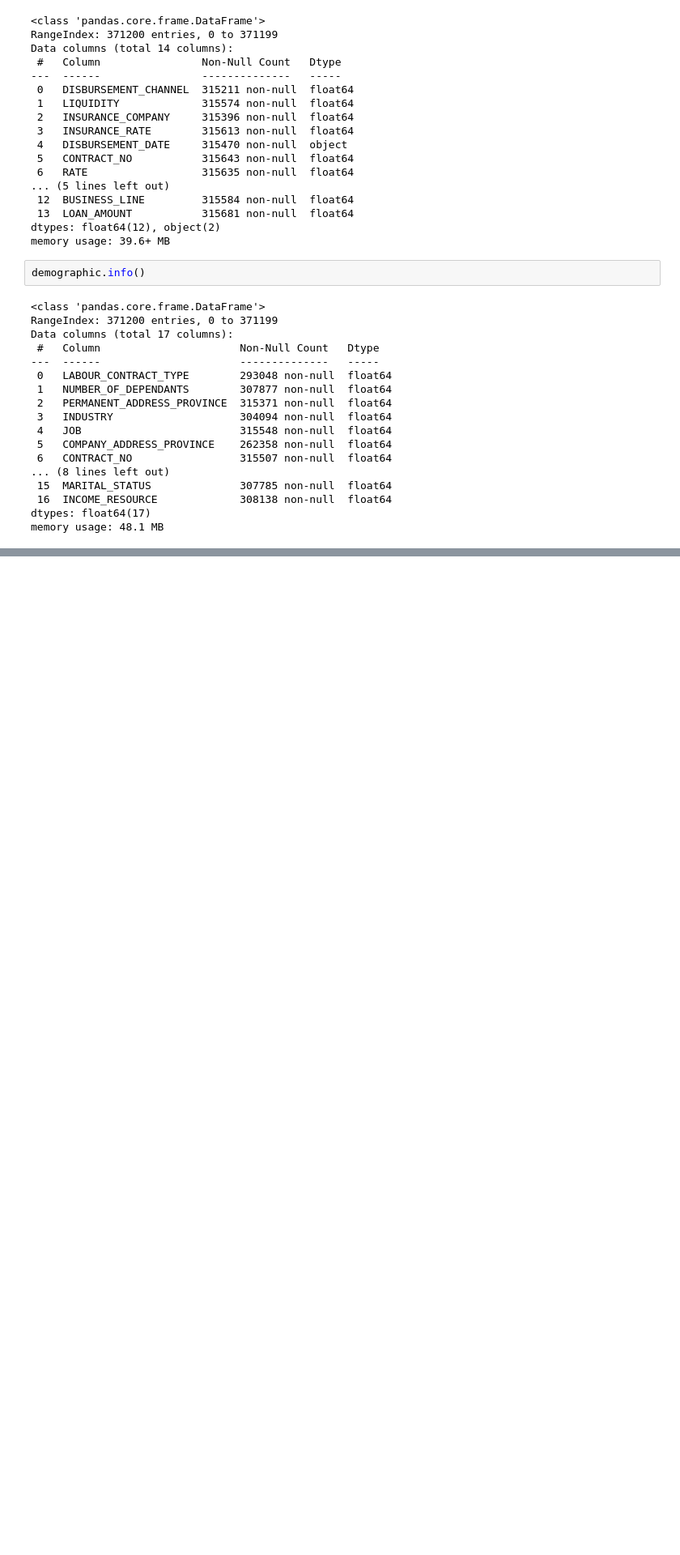
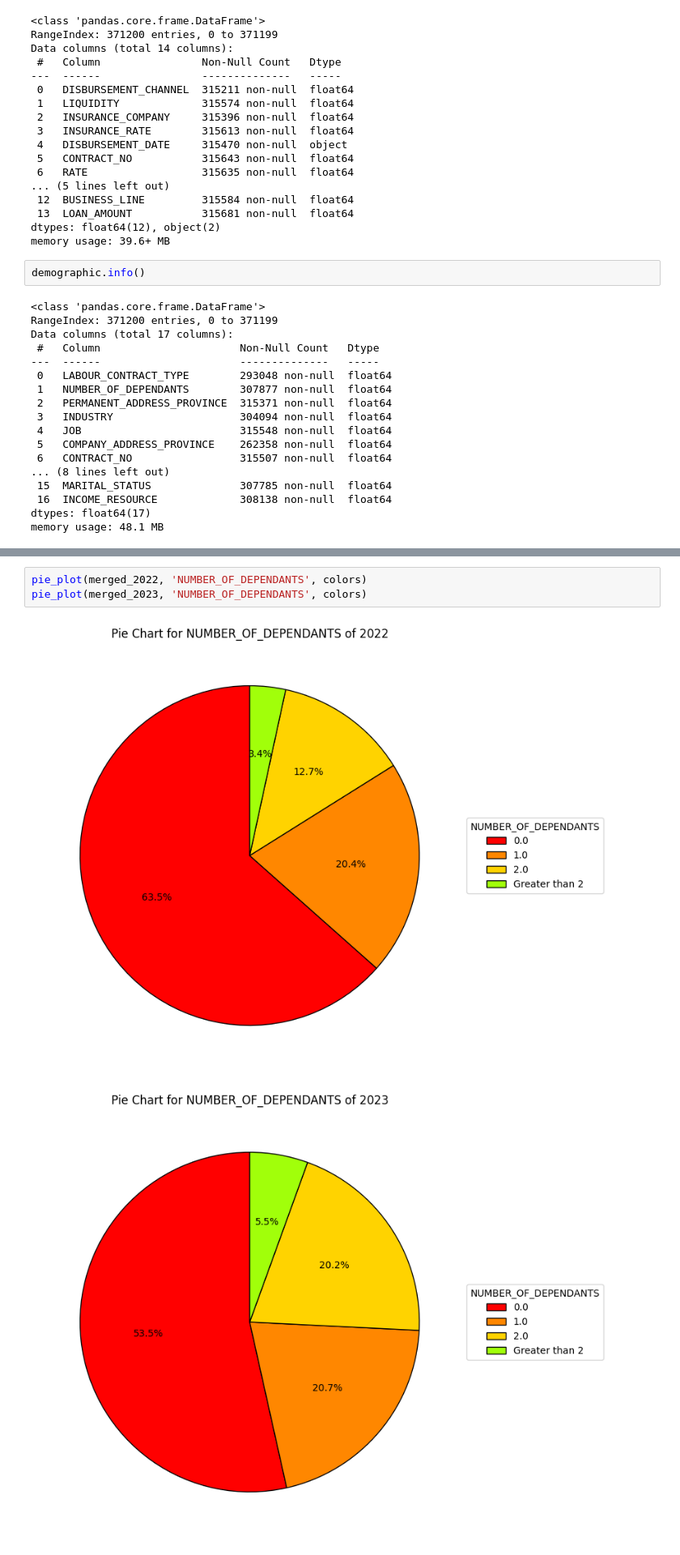
Before and after one commit to huynguyentuank22/RBAC_2024, a Jupyter notebook: main.ipynb, the cells around one changed output, grey strips where cells are left out. Shown: that part at 81% size. Cells and saved outputs as stored; diff of their text form; blank space fills up the shorter version.

```diff
--- a/main.ipynb
+++ b/main.ipynb
@@ -52,0 +259,6 @@ memory usage: 48.1 MB
+# %%
+pie_plot(merged_2022, 'NUMBER_OF_DEPENDANTS', colors)
+pie_plot(merged_2023, 'NUMBER_OF_DEPENDANTS', colors)
+# %% [output]
+[figure, added]
+[figure, added]
```
Also changed, not shown: parts of 18 cells of this notebook, 1 other file.
